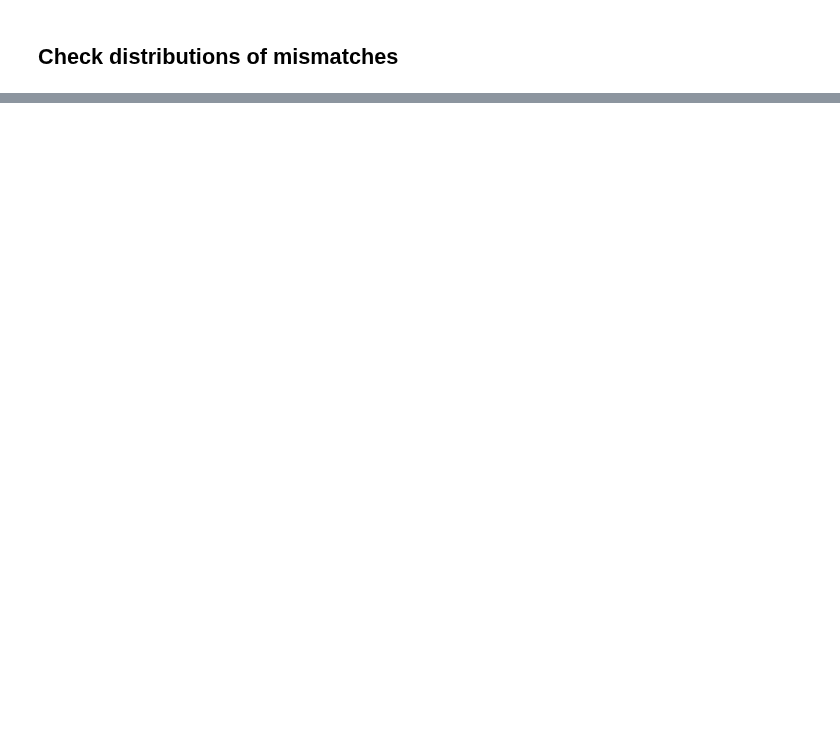
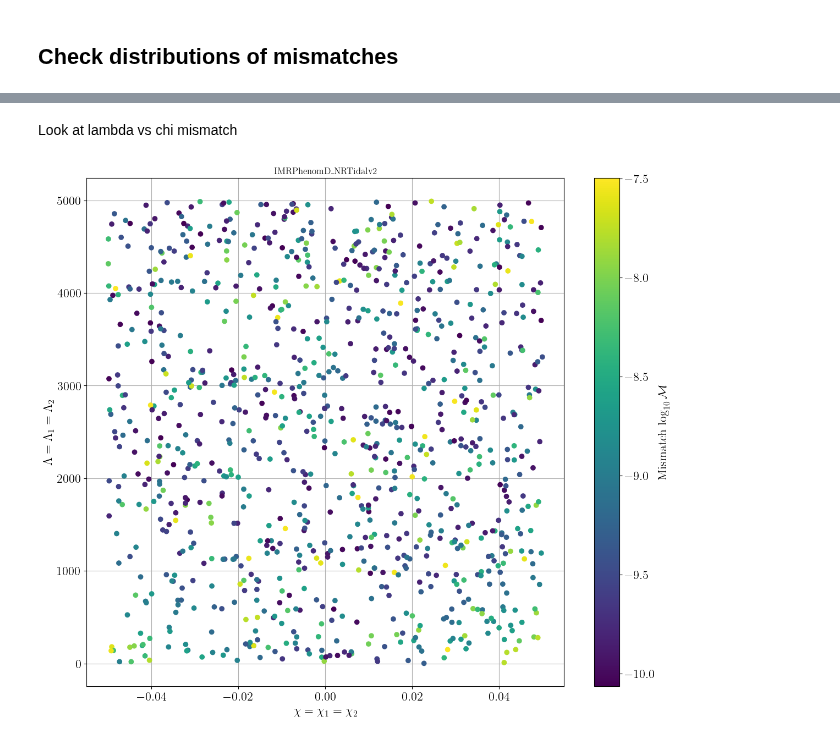
Before and after one commit to tedwards2412/ripple, a Jupyter notebook: notebooks/plot_tidal_matches.ipynb, the cells around one changed output, grey strips where cells are left out. Drawn from its saved outputs; the diff is of its cells as text; code cells hidden in the pictures; blank space fills up the shorter version.

Commit message:
first steps NRTidalv3

```diff
--- a/notebooks/plot_tidal_matches.ipynb
+++ b/notebooks/plot_tidal_matches.ipynb
@@ -168,0 +157,16 @@ min_match_row
+# %% [markdown]
+Look at lambda vs chi mismatch
+# %%
+# Plot them
+plt.figure(figsize = (14, 12))
+plt.scatter(chi1_values, lambda1_values, c = mismatch_values, zorder=100)
+plt.xlabel(r"$\chi = \chi_1 = \chi_2$")
+plt.ylabel(r"$\Lambda = \Lambda_1 = \Lambda_2$")
+cbar = plt.colorbar()
+cbar.set_label(r"Mismatch $\log_{10} \mathcal{M}$")
+# plt.savefig("../test/figures/matches_NRTidal_lambda1_lambda2.pdf", bbox_inches = 'tight')
+# plt.savefig("../test/figures/matches_NRTidal_lambda1_lambda2.png", bbox_inches = 'tight')
+plt.title(IMRphenom)
+plt.show()
+# %% [output]
+[figure, added]
```
Also changed, not shown: parts of 9 cells of this notebook, 21 other files.
